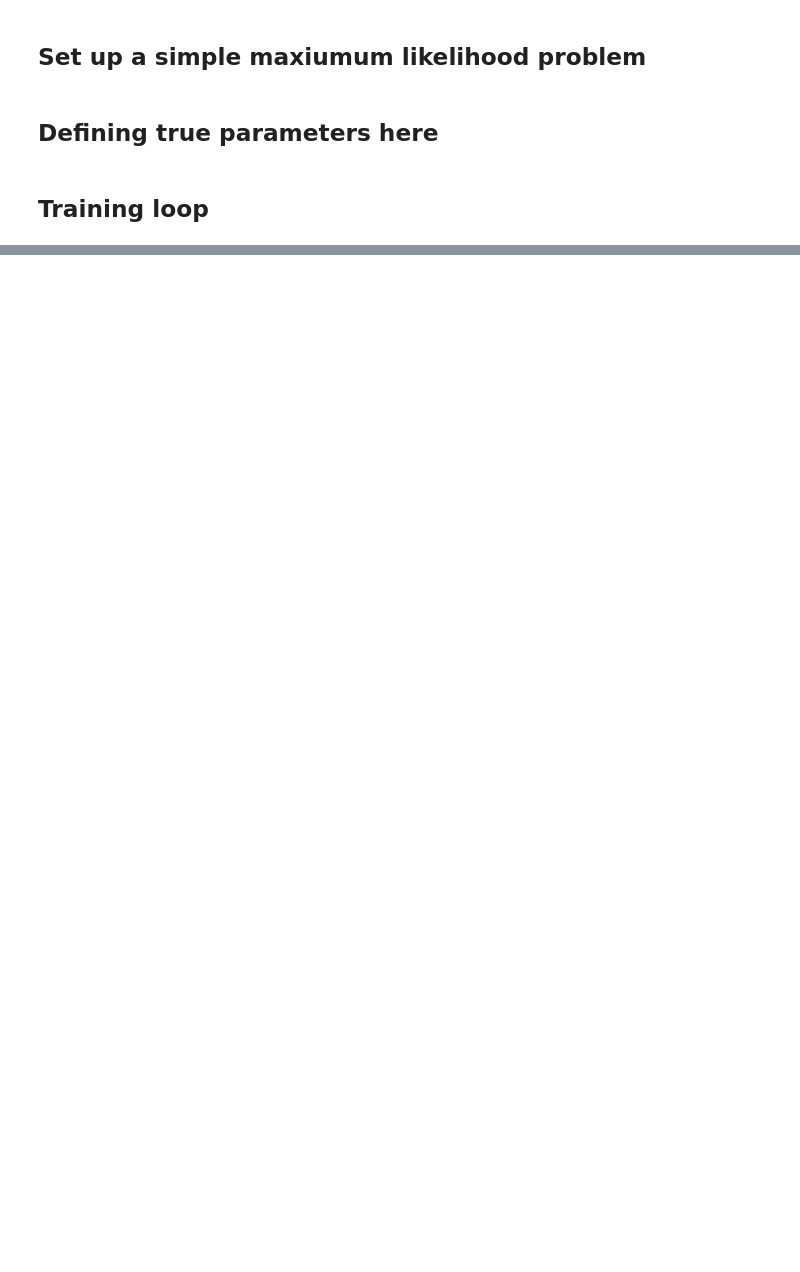
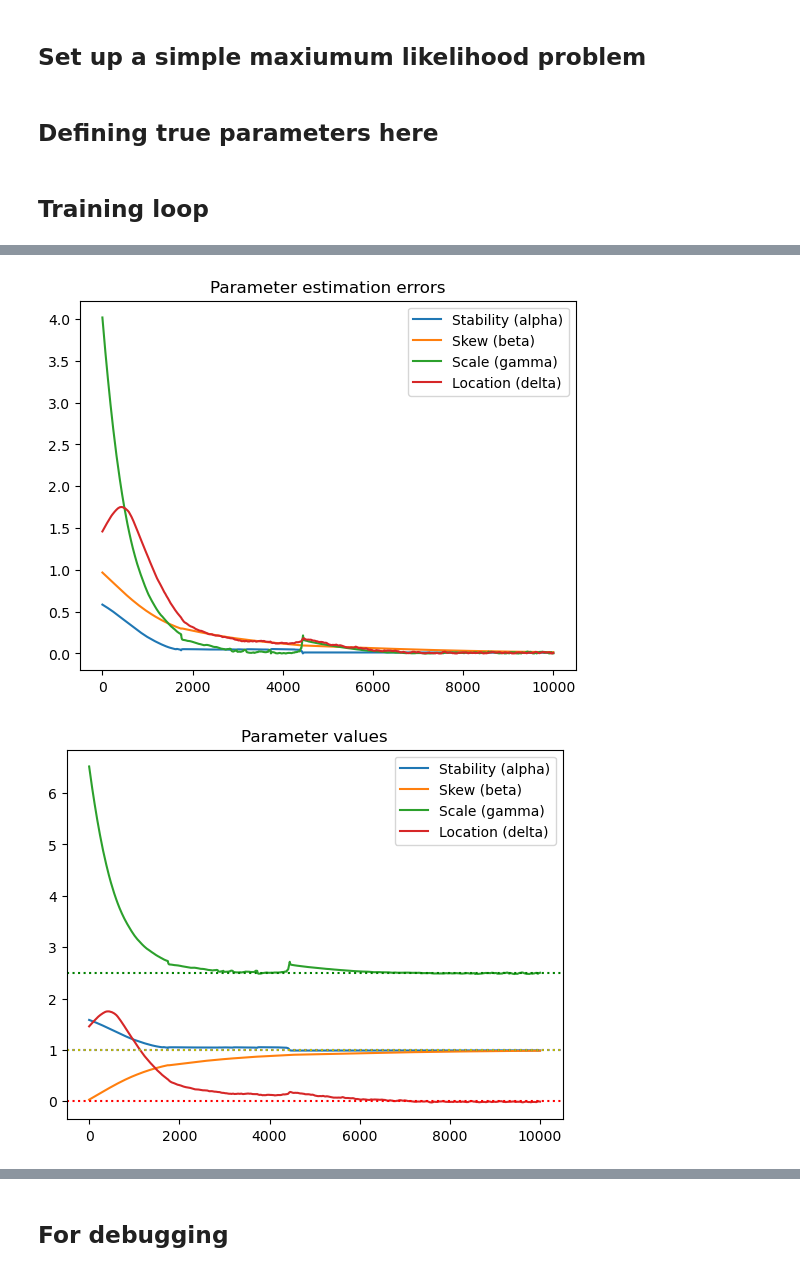
Before and after one commit to mawright/torchstable, a Jupyter notebook: stable_demo.ipynb, the cells around one changed output, grey strips where cells are left out. Cells and saved outputs as stored; diff of their text form; code cells hidden in the pictures; blank space fills up the shorter version.

```diff
--- a/stable_demo.ipynb
+++ b/stable_demo.ipynb
@@ -179,0 +222,21 @@ plt.legend(["True PDF", "MLE Estimated PDF"])
+# %%
+torch.manual_seed(123)
+# true = dist.Stable(1.8, 0.4, 2.5, 3.)
+true_alpha = 1.0
+true_beta = 1.0
+true_scale = 2.5
+true_loc = 0.0
+true_dist = dist.Stable(true_alpha, true_beta, true_scale, true_loc)
+
+module = MyModule()
+
+num_steps = 10000
+batch_size = 1000
+integration_gridpoints = 10000
+# %%
+param_values, per_param_errors, losses = fit(true_dist, module, num_steps, batch_size, integration_gridpoints)
+# %%
+plot_stuff(param_values, per_param_errors, losses)
+# %% [output]
+[figure, added]
+[figure, added]
@@ -179,0 +245,2 @@ plt.legend(["True PDF", "MLE Estimated PDF"])
+# %% [markdown]
+## For debugging
```
Also changed, not shown: parts of 16 cells of this notebook.
